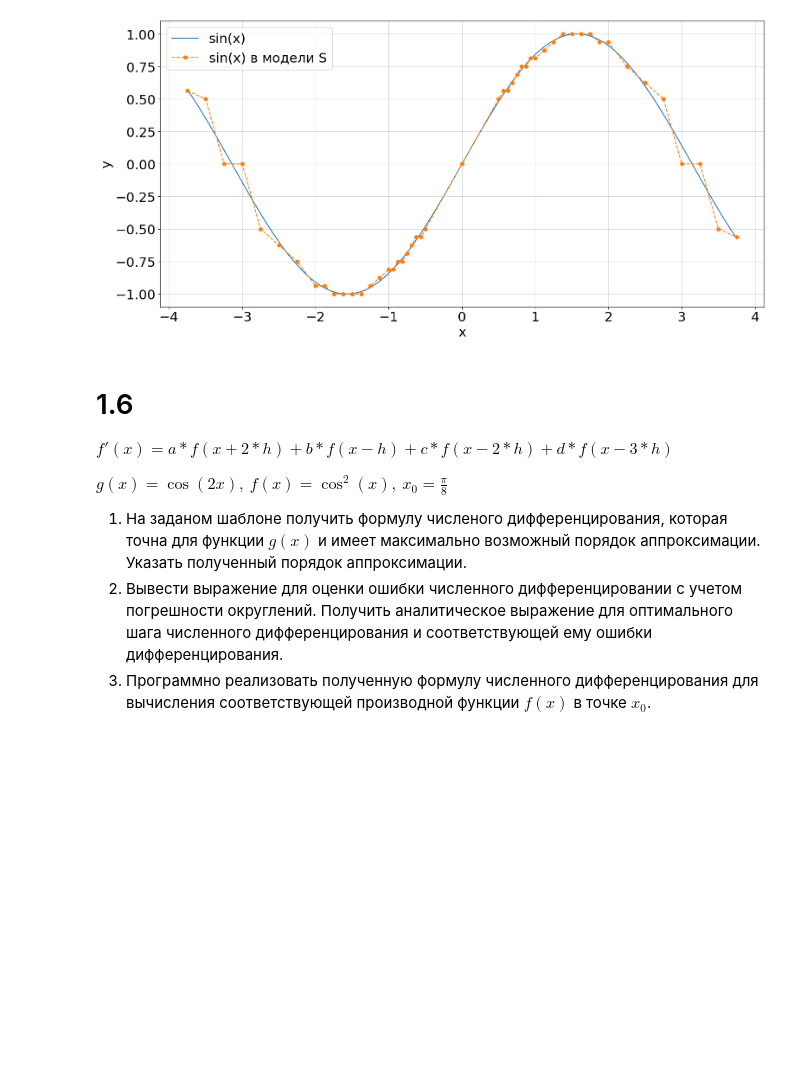
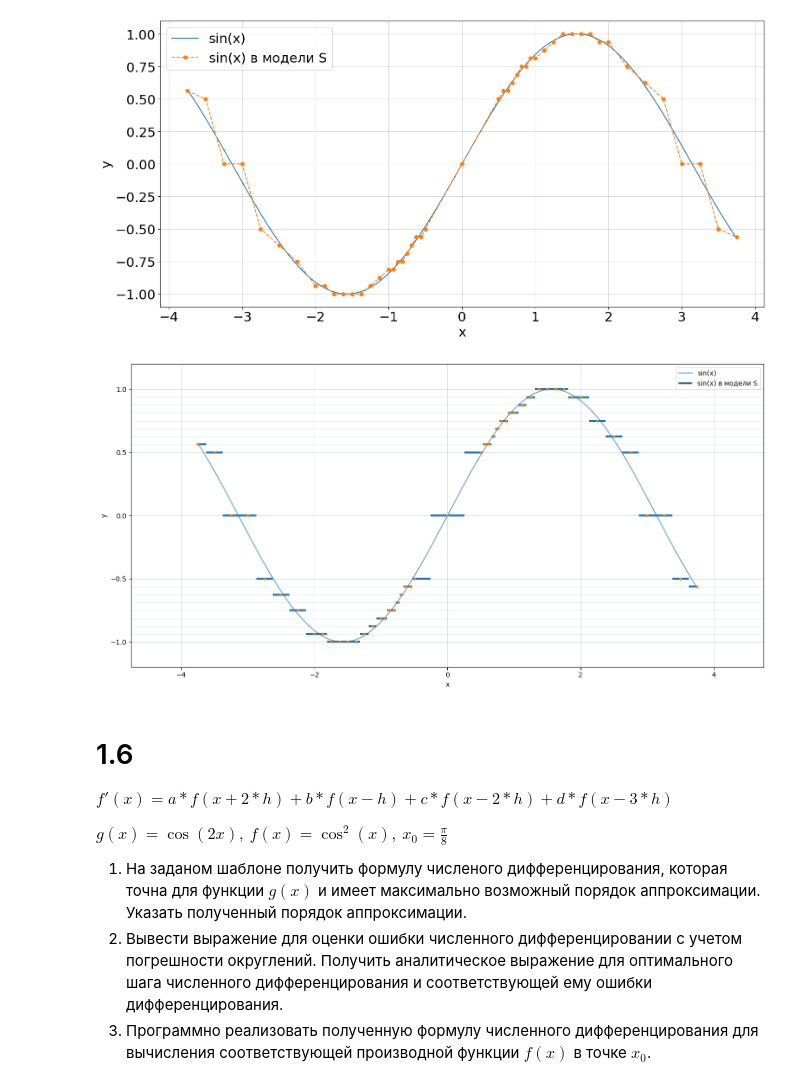
Before and after one commit to katsimat/courses, a Jupyter notebook: calc_math/homework/hw_1.ipynb, the cells around one changed output. Saved outputs shown, nothing was run; the diff lists cells and outputs as text; code cells hidden in the pictures; blank space fills up the shorter version.

```diff
--- a/calc_math/homework/hw_1.ipynb
+++ b/calc_math/homework/hw_1.ipynb
@@ -161,6 +164,89 @@ plt.xlabel('x'); plt.ylabel('y'); plt.grid(True, alpha=0.5)
 plt.tight_layout()
 # %% [output]
 [figure]
+# %%
+def build_set_S():
+    S = set()
+    S.update([0.0])
+    for a in [0, 1]:
+        for sign_exp in [-1, 1]:
+            exp = sign_exp * a
+            for b1 in [0, 1]:
+                for b2 in [0, 1]:
+                    for b3 in [0, 1]:
+                        mant = 1 + b1*0.5 + b2*0.25 + b3*0.125
+                        x = mant * (2.0 ** exp)
+                        S.add(+x); S.add(-x)
+    return np.array(sorted(S), dtype=np.float64)
+
+S = build_set_S()
+
+def round_to_S(x, S):
+    x = np.asarray(x, dtype=np.float64)
+    idx_right = np.searchsorted(S, x, side='left')
+    idx_right = np.clip(idx_right, 1, len(S)-1)
+    idx_left  = idx_right - 1
+
+    left_vals  = S[idx_left]
+    right_vals = S[idx_right]
+
+    dl = np.abs(x - left_vals)
+    dr = np.abs(right_vals - x)
+
+    choose_right = dr < dl
+    tie = dr == dl
+    prefer_left_in_tie = np.abs(left_vals) <= np.abs(right_vals)
+
+    out = left_vals.copy()
+    out[choose_right] = right_vals[choose_right]
+    out[tie & (~prefer_left_in_tie)] = right_vals[tie & (~prefer_left_in_tie)]
+    return out
+
+def f_model(x, S):
+    xS   = round_to_S(x, S)
+    y    = np.sin(xS)
+    yS   = round_to_S(y, S)
+    return yS
+
+
+X = np.linspace(S.min(), S.max(), 4000)
+
+Y_true = np.sin(X)
+
+Y_mod = f_model(X, S)
+
+x_points = S
+y_points = f_model(x_points, S)
+
+plt.figure(figsize=(14, 7))
+
+levels = S[(S >= -1.0) & (S <= 1.0)]
+for lv in levels:
+    plt.axhline(lv, lw=0.5, alpha=0.22)
+
+plt.plot(X, Y_true, label='sin(x)', alpha=0.65)
+
+change_idx = np.flatnonzero(np.diff(Y_mod) != 0) + 1
+starts = np.r_[0, change_idx]
+ends   = np.r_[change_idx, Y_mod.size]
+
+y_plateaus = Y_mod[starts]
+xmin = X[starts]
+xmax = X[ends - 1]
+
+plt.hlines(y_plateaus, xmin, xmax, linewidth=3, label='sin(x) в модели S')
+
+plt.plot(x_points, y_points, 'o', ms=3)
+
+plt.xlim(X.min() -1 , X.max() + 1)
+plt.ylim(-1.2, 1.2)
+plt.xlabel('x'); plt.ylabel('y')
+plt.grid(True, alpha=0.35)
+plt.legend()
+plt.tight_layout()
+plt.show()
+# %% [output]
+[figure, added]
 # %% [markdown]
 # 1.6
 $f'(x) = a*f(x+2*h) + b*f(x-h) + c*f(x - 2*h) + d*f(x - 3 * h)$
```
Also changed, not shown: parts of 2 cells of this notebook.
